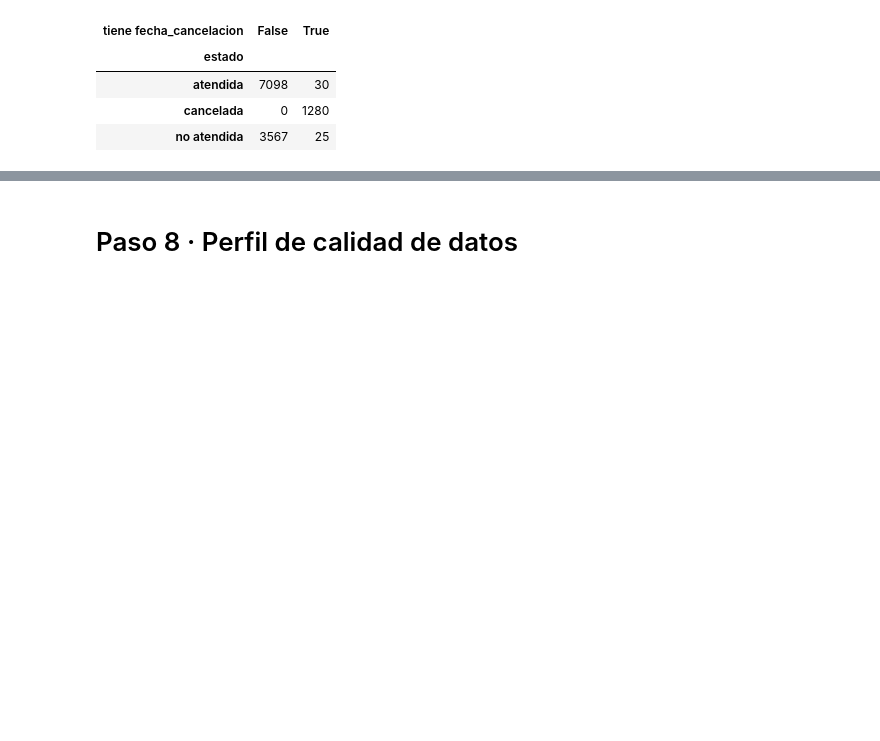
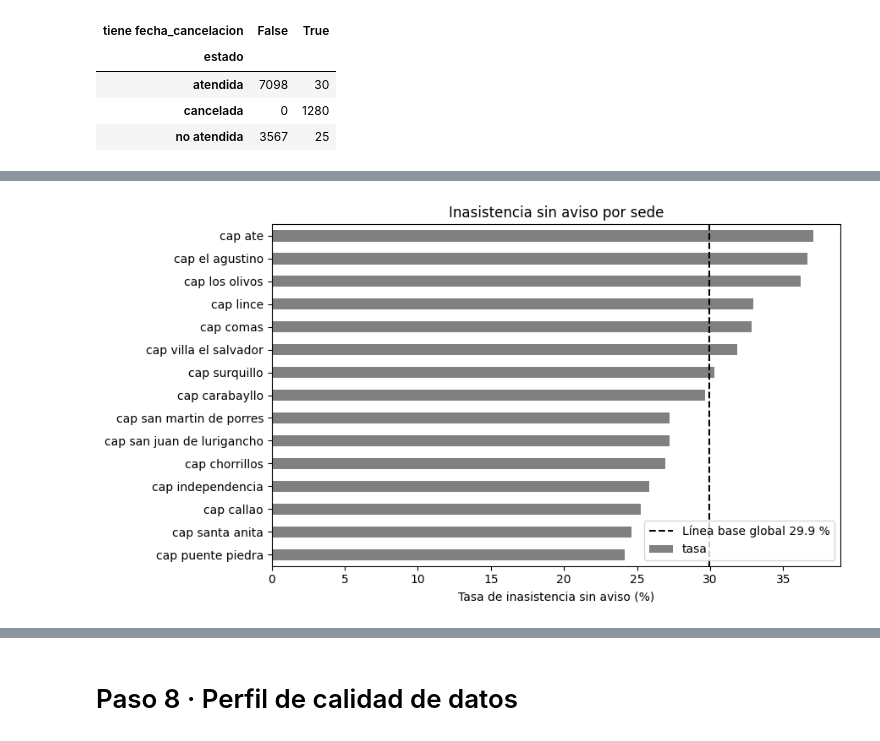
Before and after one commit to Gen54cw/Analitica-de-Datos-Tintaya-Daniel, a Jupyter notebook: laboratorios/LAB01_TintayaDaniel.ipynb, the cells around one changed output, grey strips where cells are left out. Drawn from its saved outputs; the diff is of its cells as text; code cells hidden in the pictures; blank space fills up the shorter version.

```diff
--- a/laboratorios/LAB01_TintayaDaniel.ipynb
+++ b/laboratorios/LAB01_TintayaDaniel.ipynb
@@ -358,0 +361,5 @@ Si, porque a pesar de existir 55 registros contradictorios estos solo representa
+# %%
+linea_base = citas_lim["inasistencia"].mean()
+print(f"Línea base global de inasistencia sin aviso: {linea_base*100:.2f} %")
+print(f"Cifra afirmada por la gerencia : 27.00 %")
+print(f"Diferencia : {(linea_base-0.27)*100:+.2f}puntos")
@@ -358,0 +370,10 @@ Si, porque a pesar de existir 55 registros contradictorios estos solo representa
+# %%
+por_sede = (citas_lim.groupby("sede_norm")["inasistencia"].agg(tasa="mean", citas="size").sort_values("tasa", ascending=False))
+por_sede["tasa"] = (por_sede["tasa"] * 100).round(2)
+display(por_sede)
+por_esp = (citas_lim.groupby("especialidad_norm")["inasistencia"].agg(tasa="mean", citas="size").sort_values("tasa", ascending=False))
+por_esp["tasa"] = (por_esp["tasa"] * 100).round(2)
+display(por_esp)
+por_canal = (citas_lim.groupby("canal_agendamiento_norm")["inasistencia"].agg(tasa="mean", citas="size"))
+por_canal["tasa"] = (por_canal["tasa"] * 100).round(2)
+display(por_canal)
@@ -358,0 +417,10 @@ Si, porque a pesar de existir 55 registros contradictorios estos solo representa
+# %%
+ax = por_sede["tasa"].sort_values().plot(kind="barh", figsize=(9, 5), color="gray")
+ax.axvline(linea_base * 100, linestyle="--", color="black",label=f"Línea base global {linea_base*100:.1f} %")
+ax.set_xlabel("Tasa de inasistencia sin aviso (%)")
+ax.set_ylabel("")
+ax.set_title("Inasistencia sin aviso por sede")
+ax.legend()
+plt.tight_layout(); plt.show()
+# %% [output]
+[figure, added]
```
Also changed, not shown: parts of 28 cells of this notebook.
